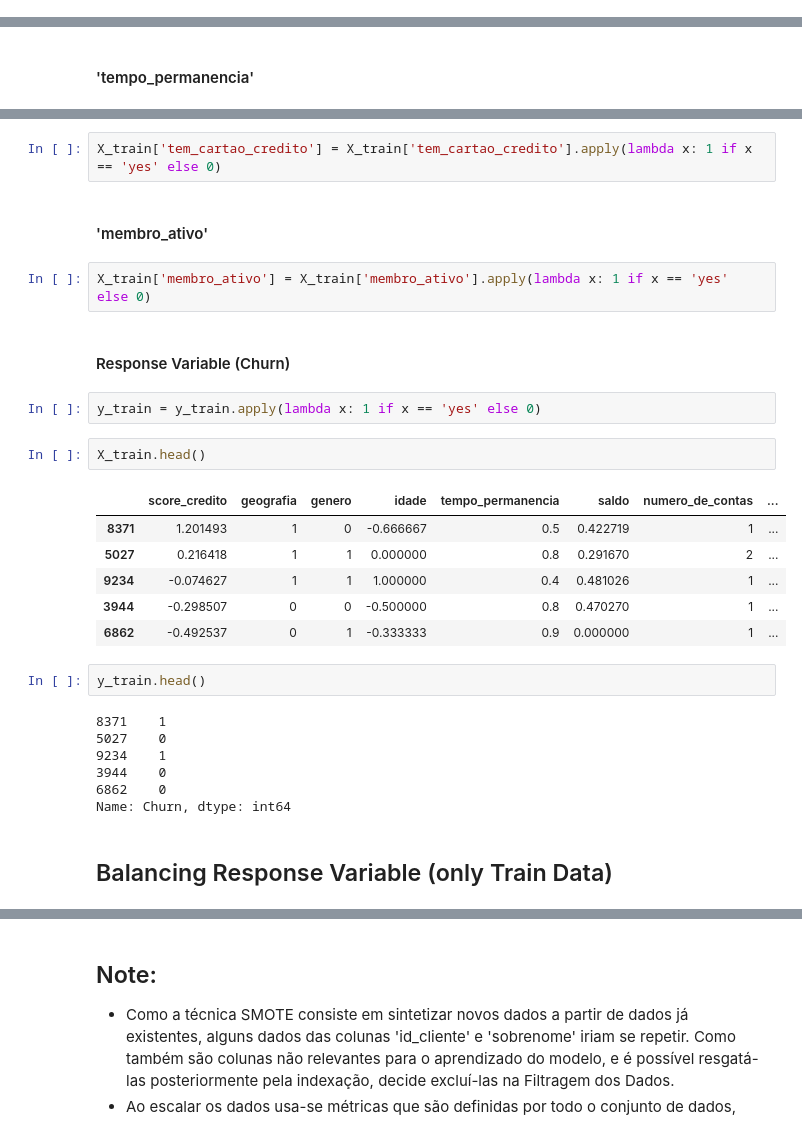
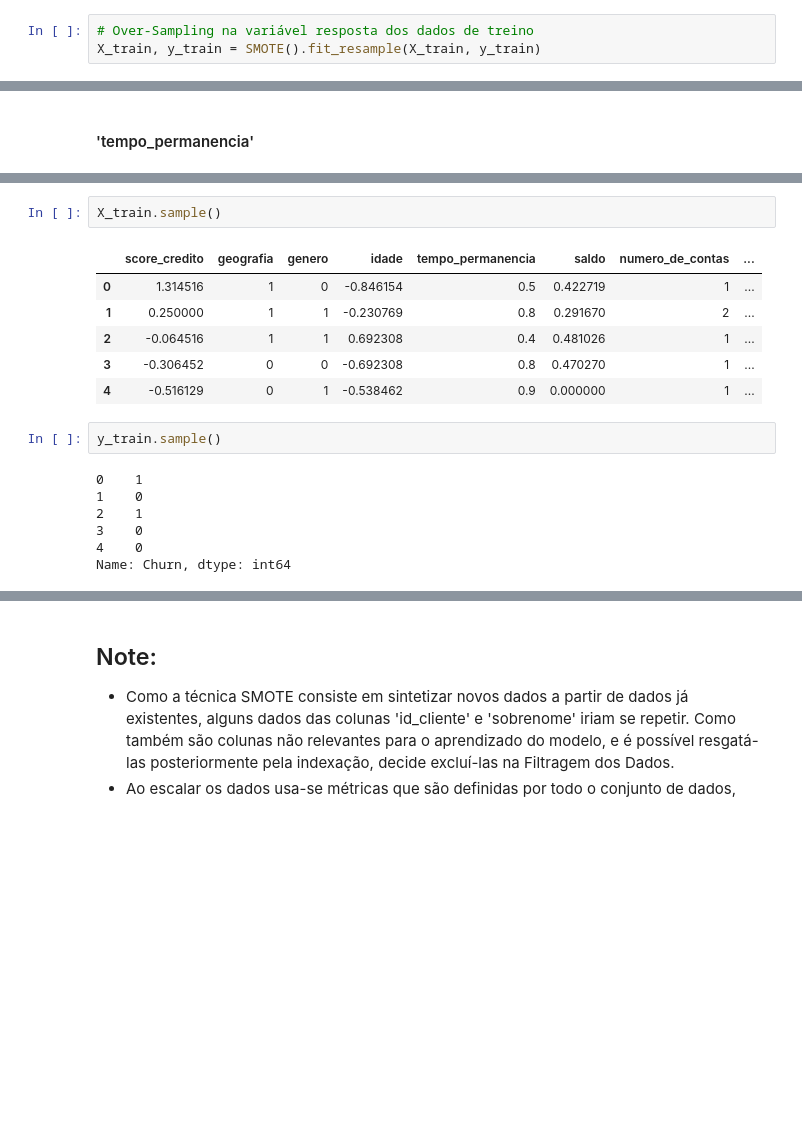
Before and after one commit to rodrigo-rngl/data-science-portfolio, a Jupyter notebook: top-bank-churn-predict/notebooks/Project Clients Churn Predict - V1.ipynb, the cells around one changed output, grey strips where cells are left out. Drawn from its saved outputs; the diff is of its cells as text; blank space fills up the shorter version.

```diff
--- a/top-bank-churn-predict/notebooks/Project Clients Churn Predict - V1.ipynb
+++ b/top-bank-churn-predict/notebooks/Project Clients Churn Predict - V1.ipynb
@@ -657,0 +700,3 @@ X_train, X_test, y_train, y_test = train_test_split(X, y, test_size= 0.33, rando
+# %%
+# Over-Sampling na variável resposta dos dados de treino
+X_train, y_train = SMOTE().fit_resample(X_train, y_train)
@@ -732,30 +759,18 @@ outfile.close()
-# %%
-X_train['tem_cartao_credito'] = X_train['tem_cartao_credito'].apply(lambda x: 1 if x == 'yes' else 0)
-# %% [markdown]
-#### 'membro_ativo'
-# %%
-X_train['membro_ativo'] = X_train['membro_ativo'].apply(lambda x: 1 if x == 'yes' else 0)
-# %% [markdown]
-#### Response Variable (Churn)
-# %%
-y_train = y_train.apply(lambda x: 1 if x == 'yes' else 0)
 # %%
-X_train.head()
+X_train.sample()
 # %% [output]
 |  | score_credito | geografia | genero | idade | tempo_permanencia | saldo | numero_de_contas | ... |
-| 8371 | 1.201493 | 1 | 0 | -0.666667 | 0.5 | 0.422719 | 1 | ... |
-| 5027 | 0.216418 | 1 | 1 | 0.000000 | 0.8 | 0.291670 | 2 | ... |
-| 9234 | -0.074627 | 1 | 1 | 1.000000 | 0.4 | 0.481026 | 1 | ... |
-| 3944 | -0.298507 | 0 | 0 | -0.500000 | 0.8 | 0.470270 | 1 | ... |
-| 6862 | -0.492537 | 0 | 1 | -0.333333 | 0.9 | 0.000000 | 1 | ... |
+| 0 | 1.314516 | 1 | 0 | -0.846154 | 0.5 | 0.422719 | 1 | ... |
+| 1 | 0.250000 | 1 | 1 | -0.230769 | 0.8 | 0.291670 | 2 | ... |
+| 2 | -0.064516 | 1 | 1 | 0.692308 | 0.4 | 0.481026 | 1 | ... |
+| 3 | -0.306452 | 0 | 0 | -0.692308 | 0.8 | 0.470270 | 1 | ... |
+| 4 | -0.516129 | 0 | 1 | -0.538462 | 0.9 | 0.000000 | 1 | ... |
 # %%
-y_train.head()
+y_train.sample()
 # %% [output]
-8371    1
-5027    0
-9234    1
-3944    0
-6862    0
+0    1
+1    0
+2    1
+3    0
+4    0
 Name: Churn, dtype: int64
-# %% [markdown]
-## Balancing Response Variable (only Train Data)
```
Also changed, not shown: parts of 66 cells of this notebook.
